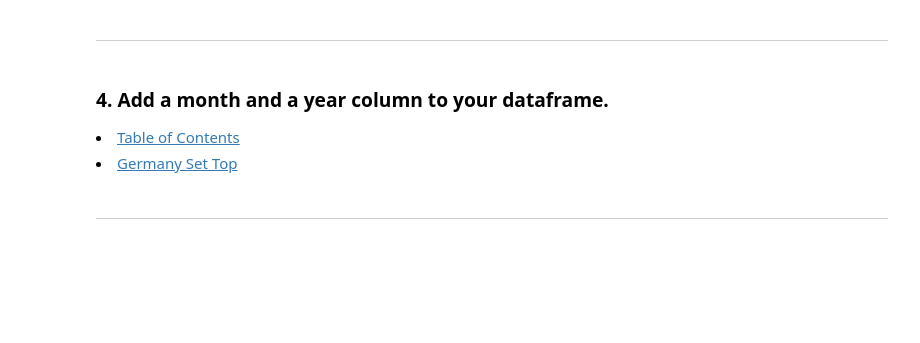
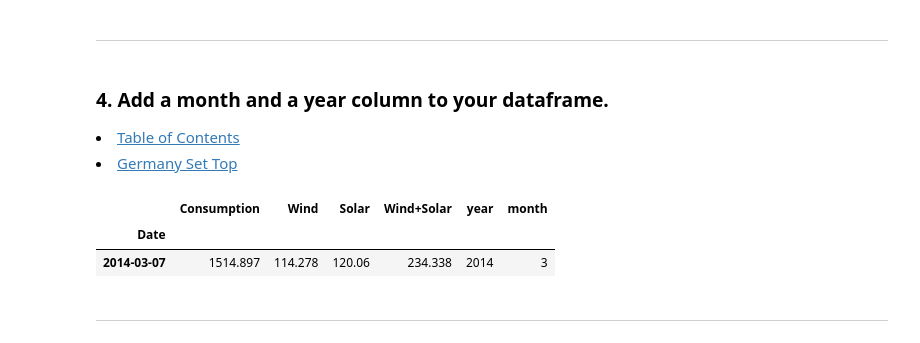
Before and after one commit to Jared-Wood135/time-series-exercises, a Jupyter notebook: prepare.ipynb, the cells around one changed output. Cells and saved outputs as stored; diff of their text form; code cells hidden in the pictures; blank space fills up the shorter version.

```diff
--- a/prepare.ipynb
+++ b/prepare.ipynb
@@ -200,3 +237,7 @@ Using the OPS data acquired in the Acquire exercises opsd_germany_daily.csv, com
 
 <li><a href='#TableOfContents'>Table of Contents</a></li>
 <li><a href='#germany'>Germany Set Top</a></li>
+# %%
+germany = germany.set_index(germany.Date)
+germany = germany.drop(columns='Date')
+germany.sample()
@@ -208,6 +253,14 @@ Using the OPS data acquired in the Acquire exercises opsd_germany_daily.csv, com
 
 <li><a href='#TableOfContents'>Table of Contents</a></li>
 <li><a href='#germany'>Germany Set Top</a></li>
+# %%
+germany['year'] = germany.index.year
+germany['month'] = germany.index.month
+germany.sample()
+# %% [output]
+|  | Consumption | Wind | Solar | Wind+Solar | year | month |
+| Date |  |  |  |  |  |  |
+| 2014-03-07 | 1514.897 | 114.278 | 120.06 | 234.338 | 2014 | 3 |
 # %% [markdown]
 ---
 # %% [markdown]
```
Also changed, not shown: parts of 18 cells of this notebook, 1 other file.
